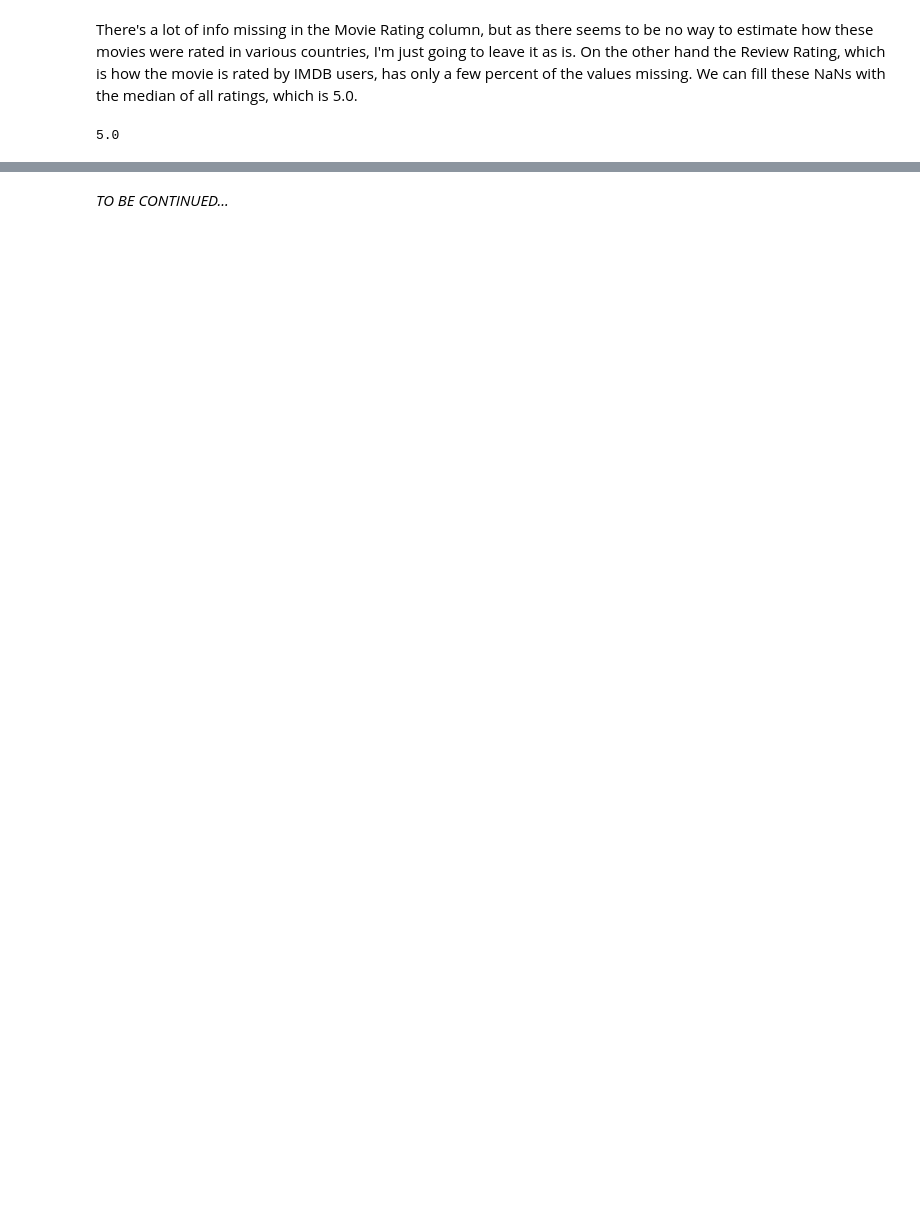
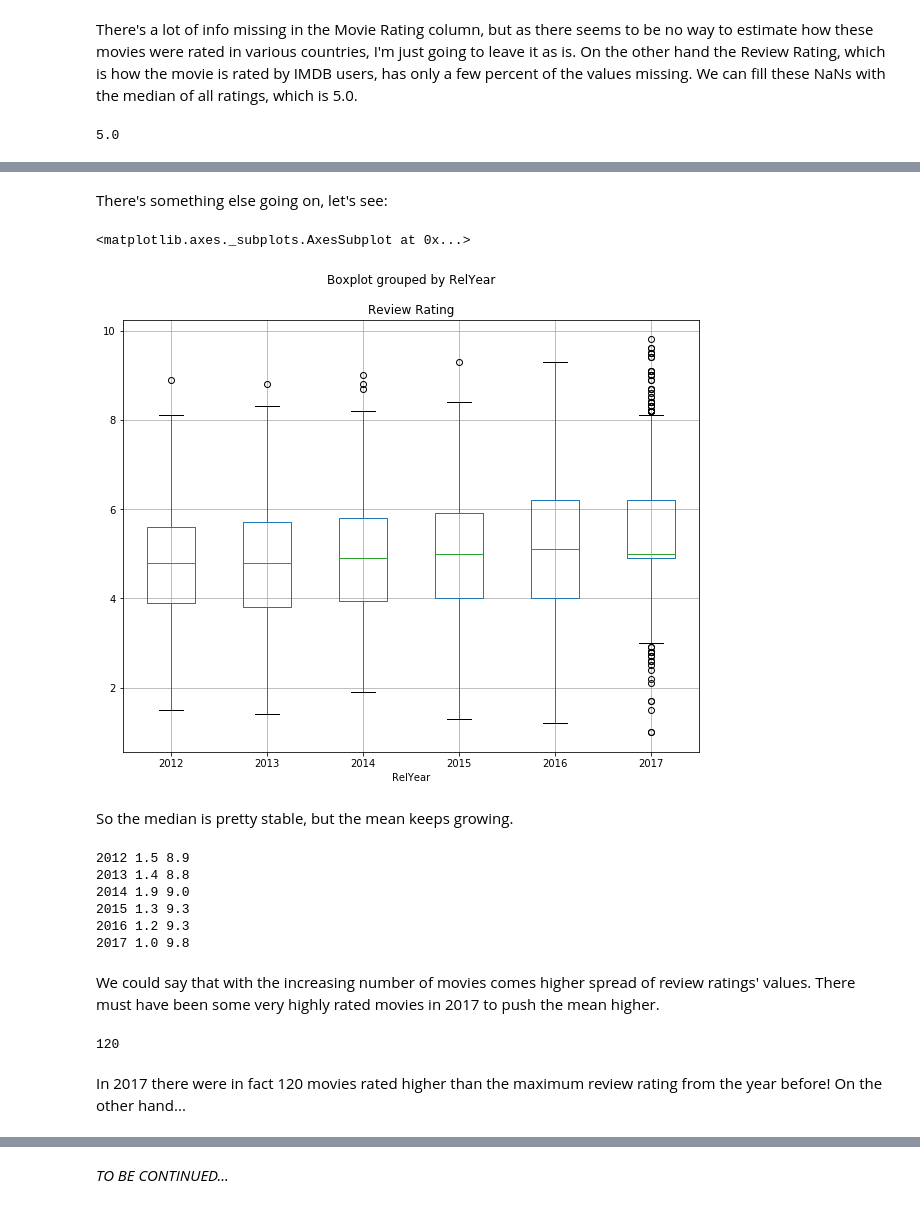
Before and after one commit to nebelgrau77/pandas-wrangling, a Jupyter notebook: horrors_IMDB.ipynb, the cells around one changed output, grey strips where cells are left out. Cells and saved outputs as stored; diff of their text form; code cells hidden in the pictures; blank space fills up the shorter version.

```diff
--- a/horrors_IMDB.ipynb
+++ b/horrors_IMDB.ipynb
@@ -195,0 +221,32 @@ horrors['Review Rating'] = horrors['Review Rating'].fillna(horrors['Review Ratin
+# %% [markdown]
+
+There's something else going on, let's see:
+# %%
+fig, ax = plt.subplots(figsize=(10,8))
+horrors.boxplot(column = ['Review Rating'], by = 'RelYear', ax = ax)
+# %% [output]
+<matplotlib.axes._subplots.AxesSubplot at 0x...>
+[figure, added]
+# %% [markdown]
+
+So the median is pretty stable, but the mean keeps growing.
+# %%
+for year in range (2012, 2018):
+    print(year, min(horrors.loc[horrors['RelYear']==year, 'Review Rating']), max(horrors.loc[horrors['RelYear']==year, 'Review Rating']))
+# %% [output]
+2012 1.5 8.9
+2013 1.4 8.8
+2014 1.9 9.0
+2015 1.3 9.3
+2016 1.2 9.3
+2017 1.0 9.8
+# %% [markdown]
+
+We could say that with the increasing number of movies comes higher spread of review ratings' values. There must have been some very highly rated movies in 2017 to push the mean higher.
+# %%
+horrors[horrors['Review Rating']>9.3].size
+# %% [output]
+120
+# %% [markdown]
+
+In 2017 there were in fact 120 movies rated higher than the maximum review rating from the year before! On the other hand...
```
Also changed, not shown: parts of 29 cells of this notebook.
